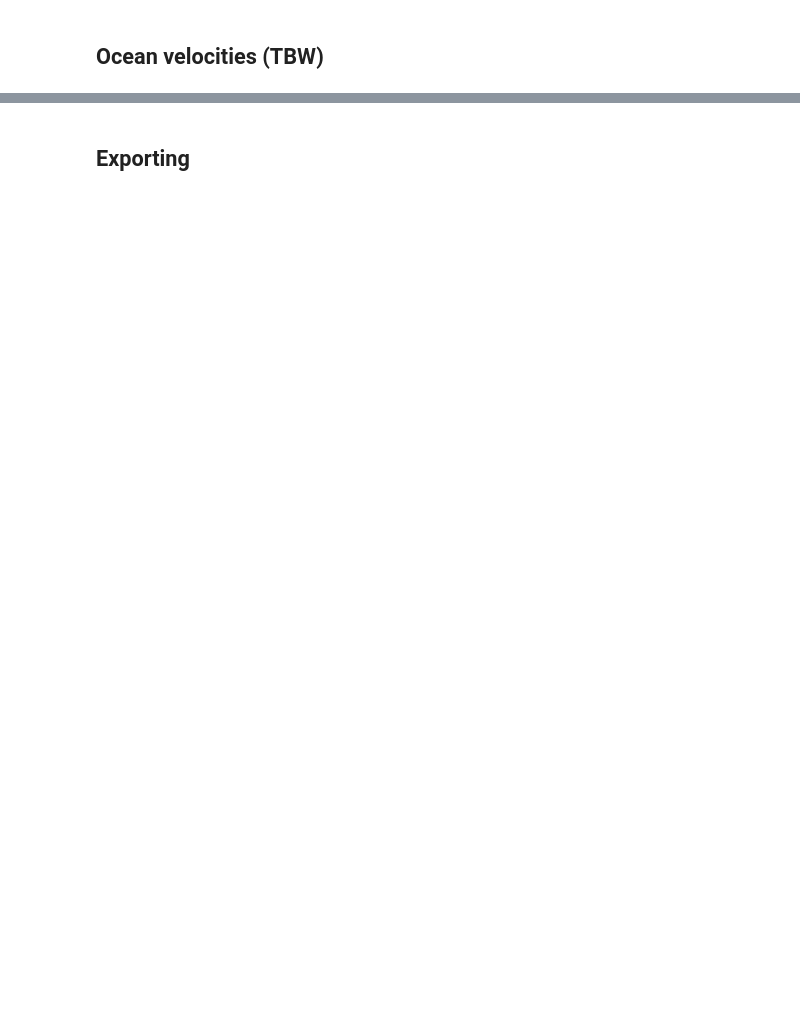
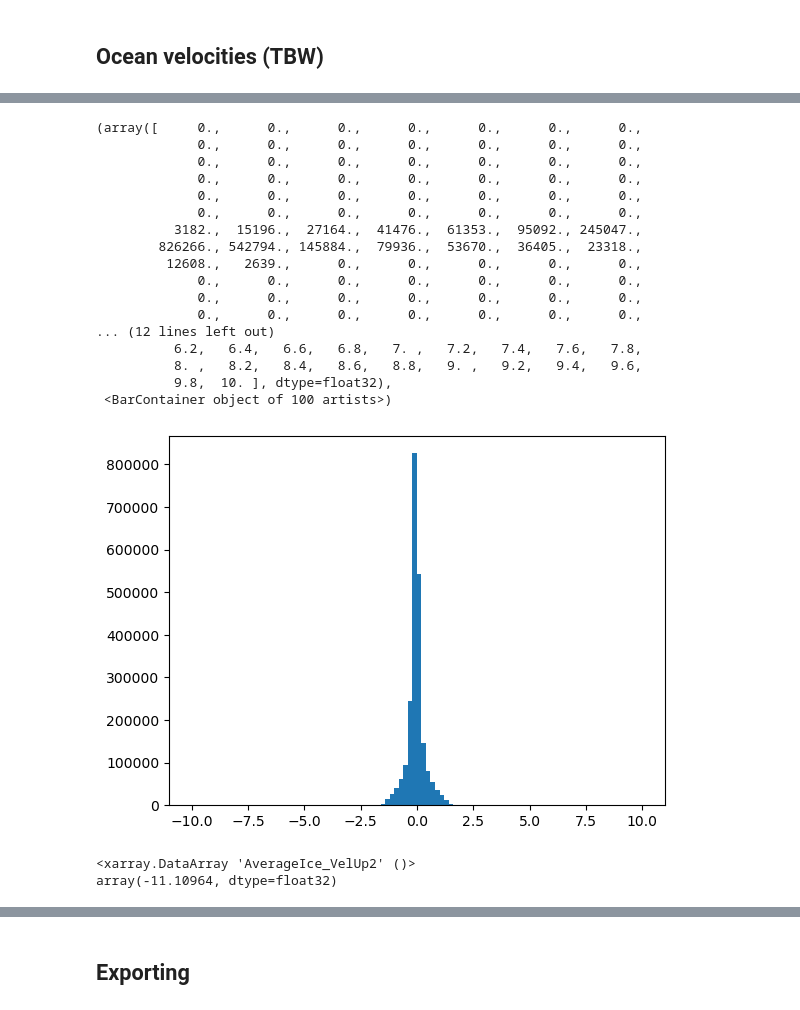
Before and after one commit to oyvfoss/pyiceproc, a Jupyter notebook: examples/Fleshed out example, M1-1 data.ipynb, the cells around one changed output, grey strips where cells are left out. Saved outputs shown, nothing was run; the diff lists cells and outputs as text; code cells hidden in the pictures; blank space fills up the shorter version.

```diff
--- a/examples/Fleshed out example, M1-1 data.ipynb
+++ b/examples/Fleshed out example, M1-1 data.ipynb
@@ -660,0 +538,27 @@ DX.Uice.attrs
+# %%
+fig, ax = plt.subplots()
+ax.hist(DX.tilt_Average.data.flatten(), 100, range = (-10, 10))
+# %% [output]
+(array([     0.,      0.,      0.,      0.,      0.,      0.,      0.,
+             0.,      0.,      0.,      0.,      0.,      0.,      0.,
+             0.,      0.,      0.,      0.,      0.,      0.,      0.,
+             0.,      0.,      0.,      0.,      0.,      0.,      0.,
+             0.,      0.,      0.,      0.,      0.,      0.,      0.,
+             0.,      0.,      0.,      0.,      0.,      0.,      0.,
+          3182.,  15196.,  27164.,  41476.,  61353.,  95092., 245047.,
+        826266., 542794., 145884.,  79936.,  53670.,  36405.,  23318.,
+         12608.,   2639.,      0.,      0.,      0.,      0.,      0.,
+             0.,      0.,      0.,      0.,      0.,      0.,      0.,
+             0.,      0.,      0.,      0.,      0.,      0.,      0.,
+             0.,      0.,      0.,      0.,      0.,      0.,      0.,
+... (12 lines left out)
+          6.2,   6.4,   6.6,   6.8,   7. ,   7.2,   7.4,   7.6,   7.8,
+          8. ,   8.2,   8.4,   8.6,   8.8,   9. ,   9.2,   9.4,   9.6,
+          9.8,  10. ], dtype=float32),
+ <BarContainer object of 100 artists>)
+[figure, added]
+# %%
+DX.AverageIce_VelUp2.min()
+# %% [output]
+<xarray.DataArray 'AverageIce_VelUp2' ()>
+array(-11.10964, dtype=float32)
```
Also changed, not shown: parts of 90 cells of this notebook, 3 other files.
